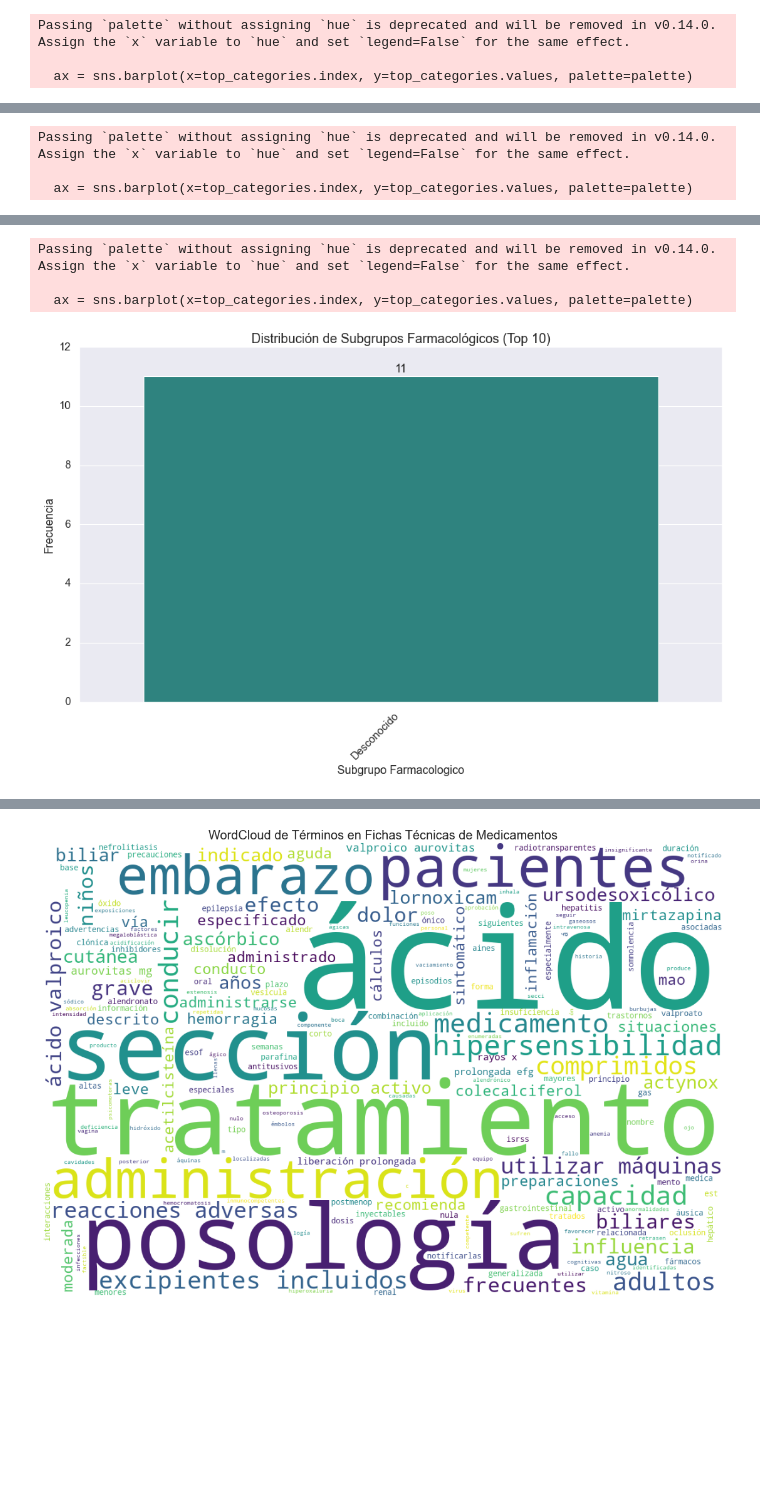
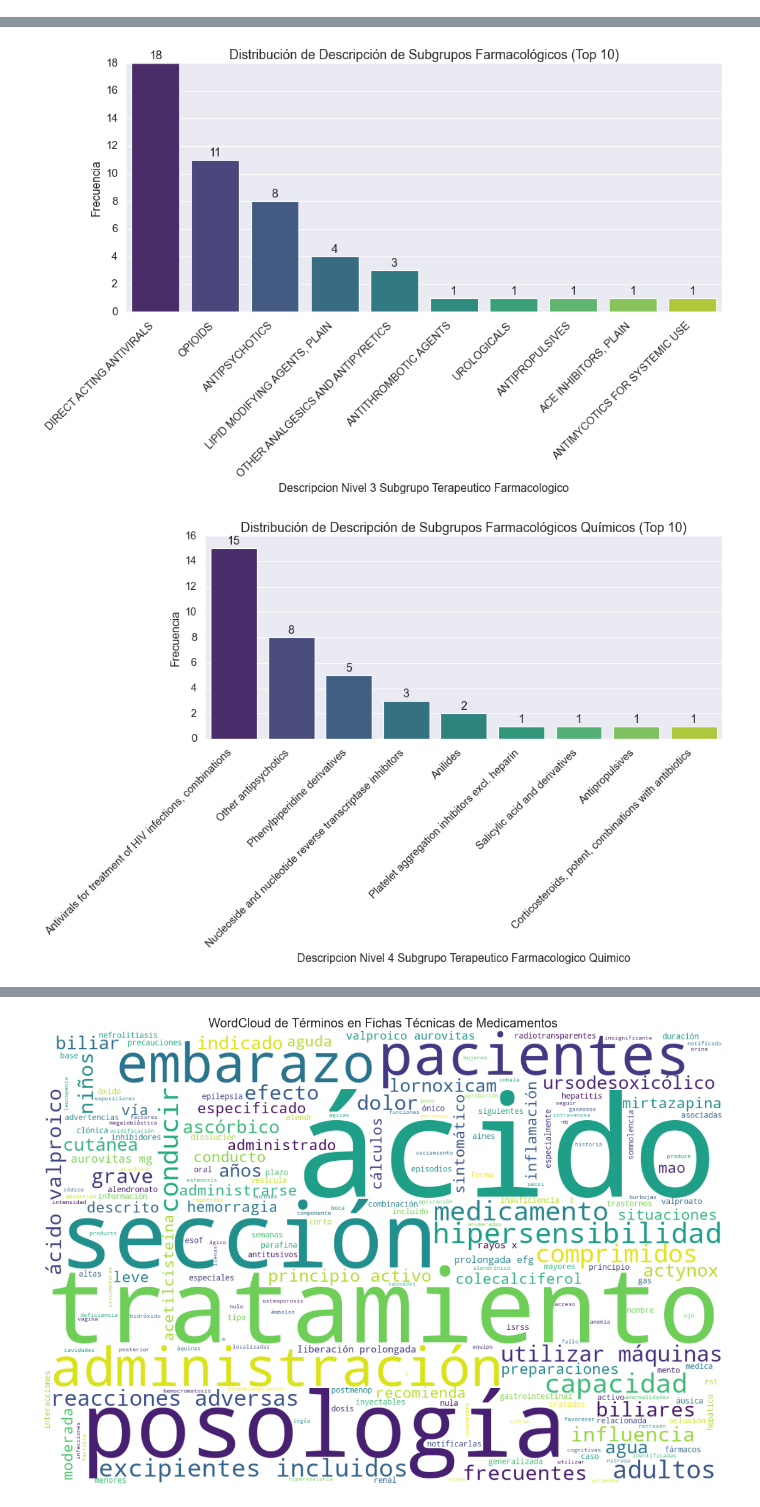
Before and after one commit to carlosriegom/PharmAI, a Jupyter notebook: src/3_eda/eda_analysis.ipynb, the cells around one changed output, grey strips where cells are left out. Saved outputs shown, nothing was run; the diff lists cells and outputs as text; code cells hidden in the pictures; blank space fills up the shorter version.

```diff
--- a/src/3_eda/eda_analysis.ipynb
+++ b/src/3_eda/eda_analysis.ipynb
@@ -11,16 +13,22 @@ sns.set(font_scale=1.2)
 plt.rcParams["figure.figsize"] = (12, 8)
 plt.rcParams["axes.labelsize"] = 12
 # %%
-# Cargar el archivo JSON ya mapeado con clasificación ATC
-medicamentos_df = pd.read_json(
-    "../../data/outputs/2_data_preprocessing/fichas_tecnicas_mapped_atc.json"
-)
+# Cargar el archivo JSON
+file_path = "../../data/outputs/2_data_preprocessing/fichas_tecnicas_mapped_atc.json"
+medicamentos_df = pd.read_json(file_path)
 
-# Mostrar las primeras filas para verificar la carga
+# Normalizar nombres de columnas (quitar tildes, espacios y convertir a minúsculas)
+medicamentos_df.columns = [
+    unidecode.unidecode(col).lower().replace(" ", "_")
+    for col in medicamentos_df.columns
+    # Esto es para cambiar el nombre de las columnas a minúsculas y sin espacios, así como quitar tildes
+]
+
+# Mostrar las primeras filas para verificar
 print("Primeras filas del dataset:")
 display(medicamentos_df.head())
 
-# Información general del dataset
+# Información general
 print("\nInformación del dataset:")
 display(medicamentos_df.info())
 
@@ -73,17 +87,24 @@ Valores faltantes por columna:
 # %%
 # Función para crear gráficos de distribución de categorías
-def plot_category_distribution(dataframe, column, title, top_n=10, palette="viridis"):
+def plot_category_distribution(
+    dataframe, column, description_column, title, top_n=10, palette="viridis"
+):
     plt.figure(figsize=(12, 8))
 
-    # Obtener las top_n categorías más frecuentes
-    top_categories = dataframe[column].value_counts().head(top_n)
+    # Obtener las top_n categorías más frecuentes en las descripciones
+    top_categories = dataframe[description_column].value_counts().head(top_n)
 
     # Crear el gráfico
-    ax = sns.barplot(x=top_categories.index, y=top_categories.values, palette=palette)
+    ax = sns.barplot(
+        x=top_categories.index,
+        y=top_categories.values,
+        palette=palette,
+        hue=top_categories.index,
+    )
 
     # Añadir etiquetas y título
     plt.title(f"{title} (Top {top_n})", fontsize=16)
-    plt.xlabel(column.replace("_", " ").title(), fontsize=14)
+    plt.xlabel(description_column.replace("_", " ").title(), fontsize=14)
     plt.ylabel("Frecuencia", fontsize=14)
     plt.xticks(rotation=45, ha="right")
 
@@ -102,23 +123,35 @@ def plot_category_distribution(dataframe, column, title, top_n=10, palette="viri
     plt.show()
 
 
-# Distribución de Grupos Anatómicos
+# Distribución de Descripción de Grupos Anatómicos
 plot_category_distribution(
-    medicamentos_df, "grupo_anatomico", "Distribución de Grupos Anatómicos"
+    medicamentos_df,
+    "atc_nivel_anatomico",
+    "descripcion_nivel_anatomico",
+    "Distribución de Descripción de Grupos Anatómicos",
 )
 
-# Distribución de Subgrupos Terapéuticos
+# Distribución de Descripción de Subgrupos Terapéuticos
 plot_category_distribution(
-    medicamentos_df, "subgrupo_terapeutico", "Distribución de Subgrupos Terapéuticos"
+    medicamentos_df,
+    "atc_nivel_2_subgrupo_terapeutico",
+    "descripcion_nivel_2_subgrupo_terapeutico",
+    "Distribución de Descripción de Subgrupos Terapéuticos",
 )
 
-# Distribución de Subgrupos Farmacológicos
+# Distribución de Descripción de Subgrupos Farmacológicos
 plot_category_distribution(
     medicamentos_df,
-    "subgrupo_farmacologico",
-    "Distribución de Subgrupos Farmacológicos",
+    "atc_nivel_3_subgrupo_terapeutico_farmacologico",
+    "descripcion_nivel_3_subgrupo_terapeutico_farmacologico",
+    "Distribución de Descripción de Subgrupos Farmacológicos",
 )
+
+# Distribución de Descripción de Subgrupos Farmacológicos Químicos
+plot_category_distribution(
+    medicamentos_df,
+    "atc_nivel_4_subgrupo_terapeutico_farmacologico_quimico",
+    "descripcion_nivel_4_subgrupo_terapeutico_farmacologico_quimico",
+    "Distribución de Descripción de Subgrupos Farmacológicos Químicos",
+)
 # %% [output]
-Passing `palette` without assigning `hue` is deprecated and will be removed in v0.14.0. Assign the `x` variable to `hue` and set `legend=False` for the same effect.
-
-  ax = sns.barplot(x=top_categories.index, y=top_categories.values, palette=palette)
@@ -126,3 +158,0 @@ Passing `palette` without assigning `hue` is deprecated and will be removed in v
-Passing `palette` without assigning `hue` is deprecated and will be removed in v0.14.0. Assign the `x` variable to `hue` and set `legend=False` for the same effect.
-
-  ax = sns.barplot(x=top_categories.index, y=top_categories.values, palette=palette)
@@ -130,7 +160,5 @@ Passing `palette` without assigning `hue` is deprecated and will be removed in v
-Passing `palette` without assigning `hue` is deprecated and will be removed in v0.14.0. Assign the `x` variable to `hue` and set `legend=False` for the same effect.
-
-  ax = sns.barplot(x=top_categories.index, y=top_categories.values, palette=palette)
-[figure, old version]
+[figure, new version]
+[figure, added]
 # %%
 from wordcloud import WordCloud
 import re
```
Also changed, not shown: parts of 4 cells of this notebook, 4 other files.
